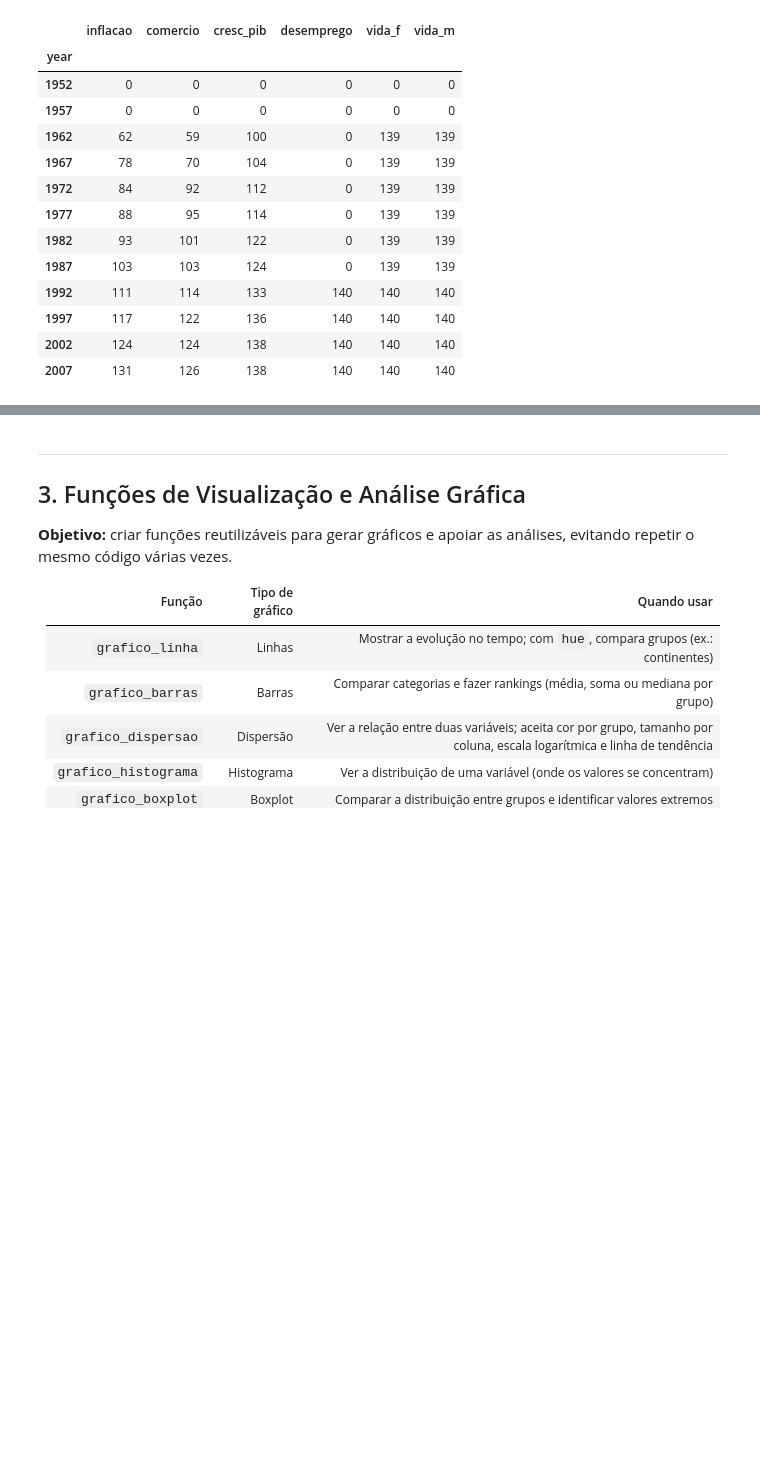
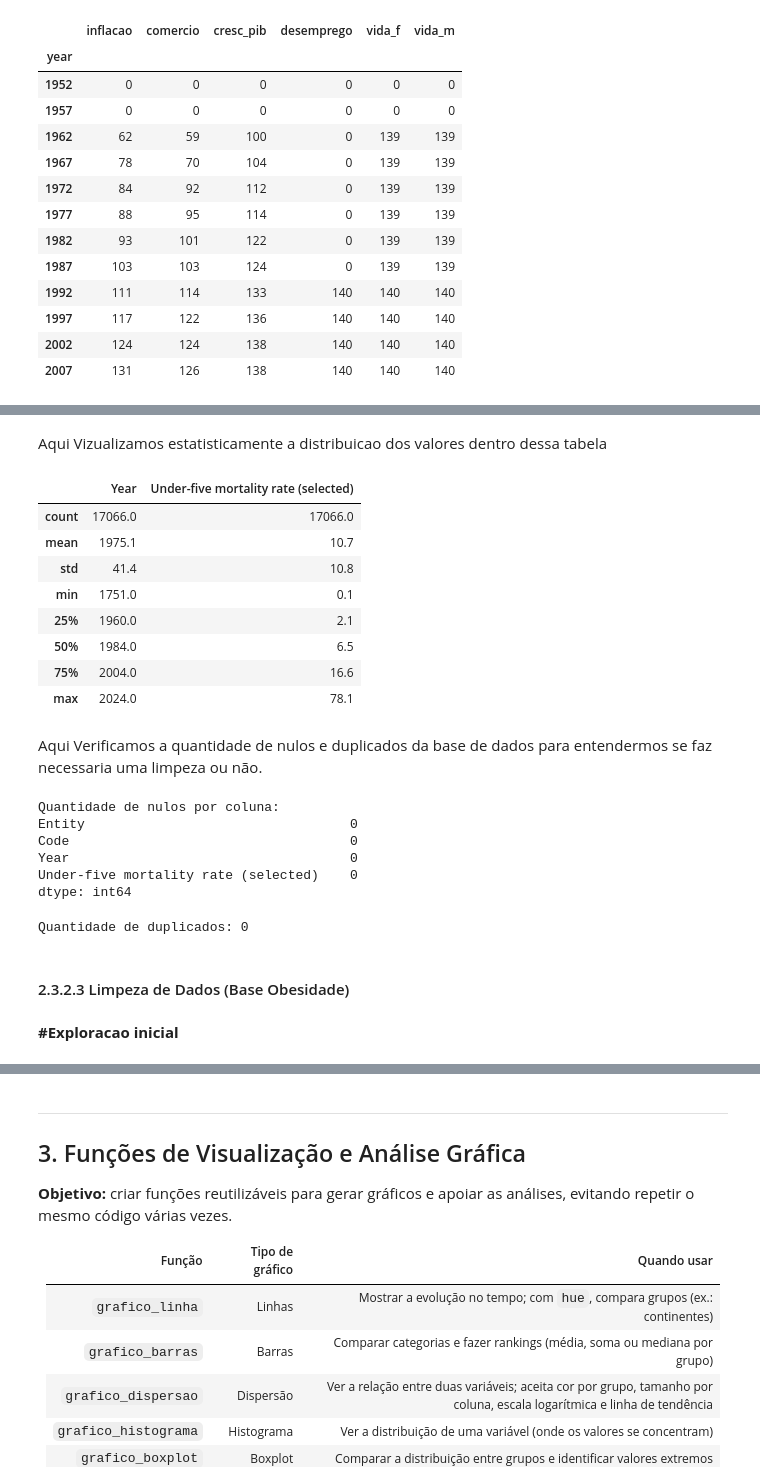
Before and after one commit to AndremRb/Analise-do-Desenvolvimento-Humano-e-Global, a Jupyter notebook: Notebook/Template_Gapminder_Analise_Exploratoria.ipynb, the cells around one changed output, grey strips where cells are left out. Drawn from its saved outputs; the diff is of its cells as text; code cells hidden in the pictures; blank space fills up the shorter version.

```diff
--- a/Notebook/Template_Gapminder_Analise_Exploratoria.ipynb
+++ b/Notebook/Template_Gapminder_Analise_Exploratoria.ipynb
@@ -428,0 +729,37 @@ df_economia.groupby('year')[colunas_wb].count()
+# %% [markdown]
+Aqui Vizualizamos estatisticamente a distribuicao dos valores dentro dessa tabela
+# %%
+#Analize estatistica da tabela como um todo
+df_brutos['mortalidade'].describe().round(1)
+# %% [output]
+|  | Year | Under-five mortality rate (selected) |
+| count | 17066.0 | 17066.0 |
+| mean | 1975.1 | 10.7 |
+| std | 41.4 | 10.8 |
+| min | 1751.0 | 0.1 |
+| 25% | 1960.0 | 2.1 |
+| 50% | 1984.0 | 6.5 |
+| 75% | 2004.0 | 16.6 |
+| max | 2024.0 | 78.1 |
+# %% [markdown]
+Aqui Verificamos a quantidade de nulos e duplicados da base de dados para entendermos se faz necessaria uma limpeza ou não.
+# %%
+qtd_nulos = df_brutos['mortalidade'].isna().sum()
+print('Quantidade de nulos por coluna:')
+print(qtd_nulos)
+# %% [output]
+Quantidade de nulos por coluna:
+Entity                                  0
+Code                                    0
+Year                                    0
+Under-five mortality rate (selected)    0
+dtype: int64
+# %%
+qtd_duplicados = df_brutos['mortalidade'].duplicated().sum()
+print('Quantidade de duplicados:', qtd_duplicados)
+# %% [output]
+Quantidade de duplicados: 0
+# %% [markdown]
+#### 2.3.2.3 Limpeza de Dados (Base Obesidade)
+# %% [markdown]
+**#Exploracao inicial**
```
Also changed, not shown: parts of 82 cells of this notebook.
